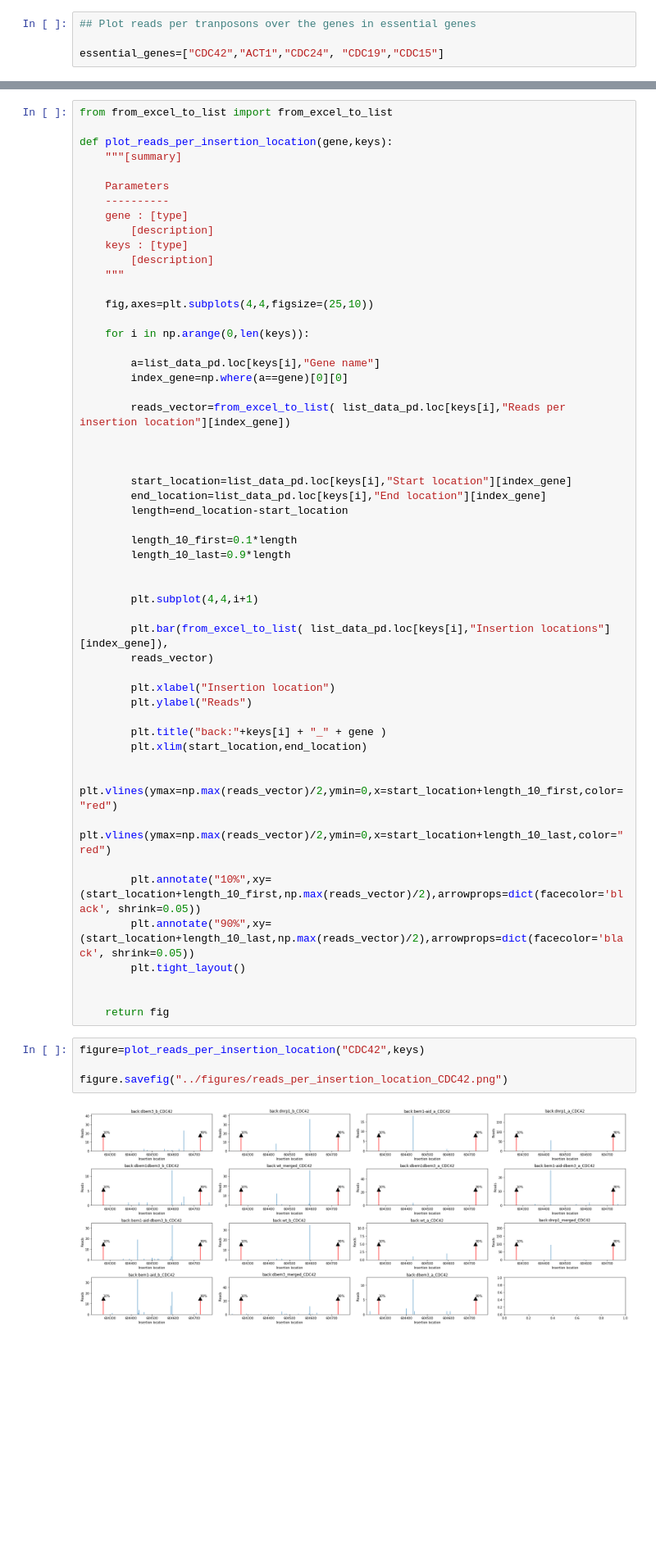
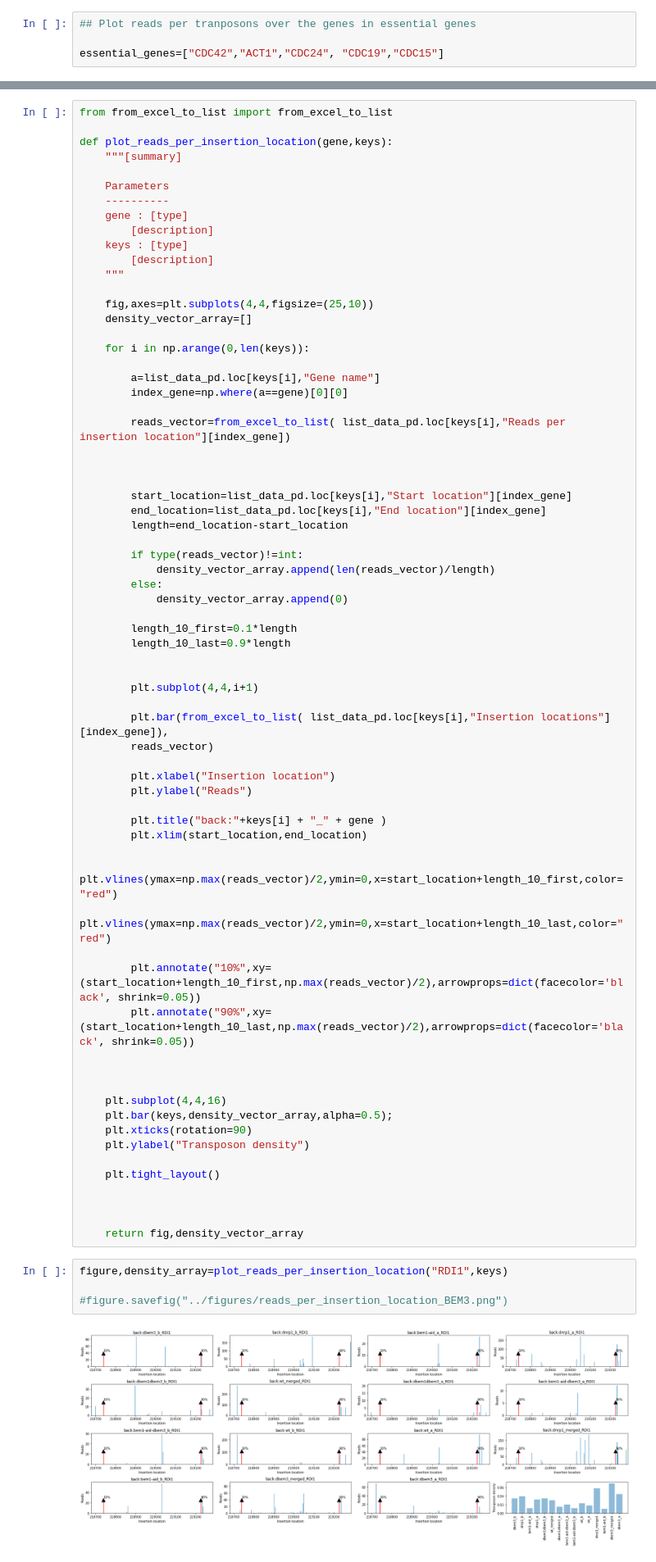
Before and after one commit to SATAY-LL/comparative-analysis-among-strains, a Jupyter notebook: src/analysis_individual_genes.ipynb, the cells around one changed output, grey strips where cells are left out. Shown at 82% size. Saved outputs shown, nothing was run; the diff lists cells and outputs as text; blank space fills up the shorter version.

Commit message:
adding subplot ofr transposon density across all libraries of certain gene

```diff
--- a/src/analysis_individual_genes.ipynb
+++ b/src/analysis_individual_genes.ipynb
@@ -108,6 +108,7 @@ def plot_reads_per_insertion_location(gene,keys):
     """
 
     fig,axes=plt.subplots(4,4,figsize=(25,10))
+    density_vector_array=[]
 
     for i in np.arange(0,len(keys)):
 
@@ -121,6 +122,11 @@ def plot_reads_per_insertion_location(gene,keys):
         start_location=list_data_pd.loc[keys[i],"Start location"][index_gene]
         end_location=list_data_pd.loc[keys[i],"End location"][index_gene]
         length=end_location-start_location
+
+        if type(reads_vector)!=int:
+            density_vector_array.append(len(reads_vector)/length)
+        else:
+            density_vector_array.append(0)
 
         length_10_first=0.1*length
         length_10_last=0.9*length
@@ -142,13 +148,22 @@ def plot_reads_per_insertion_location(gene,keys):
 
         plt.annotate("10%",xy=(start_location+length_10_first,np.max(reads_vector)/2),arrowprops=dict(facecolor='black', shrink=0.05))
         plt.annotate("90%",xy=(start_location+length_10_last,np.max(reads_vector)/2),arrowprops=dict(facecolor='black', shrink=0.05))
-        plt.tight_layout()
 
 
-    return fig
+
+    plt.subplot(4,4,16)
+    plt.bar(keys,density_vector_array,alpha=0.5);
+    plt.xticks(rotation=90)
+    plt.ylabel("Transposon density")
+
+    plt.tight_layout()
+
+
+
+    return fig,density_vector_array
 # %%
-figure=plot_reads_per_insertion_location("CDC42",keys)
+figure,density_array=plot_reads_per_insertion_location("RDI1",keys)
 
-figure.savefig("../figures/reads_per_insertion_location_CDC42.png")
+#figure.savefig("../figures/reads_per_insertion_location_BEM3.png")
 # %% [output]
-[figure, old version]
+[figure, new version]
```
Also changed, not shown: parts of 3 cells of this notebook.
